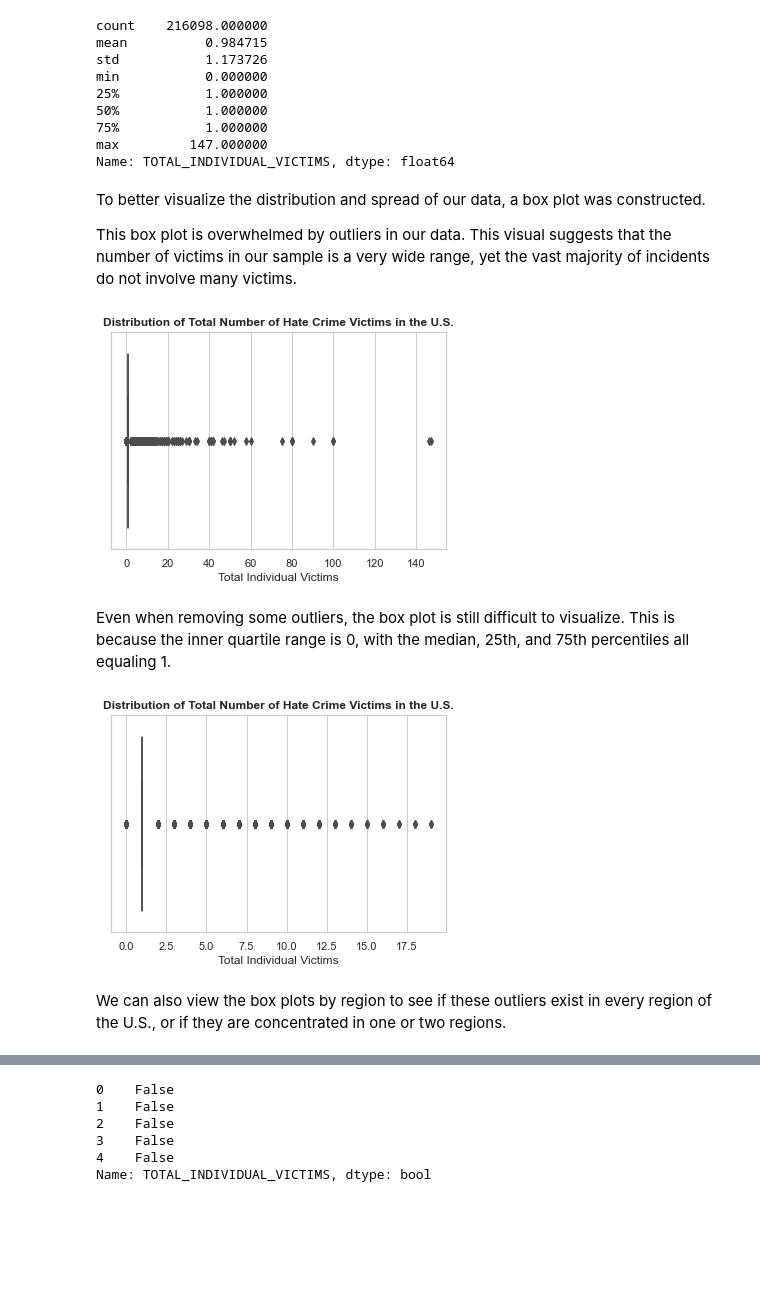
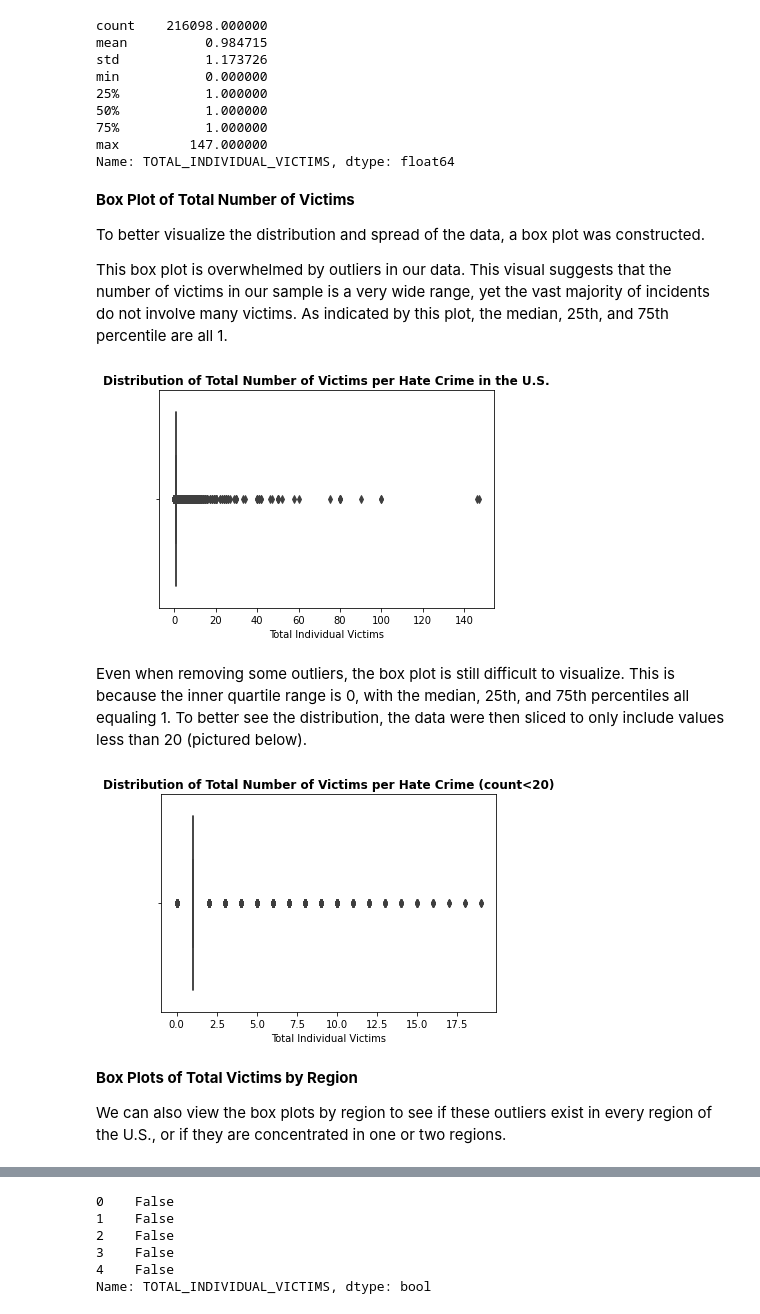
Before and after one commit to artolon/Exploratory_Analysis_Project, a Jupyter notebook: AT_Hate_Crime_Analysis.ipynb, the cells around one changed output, grey strips where cells are left out. Saved outputs shown, nothing was run; the diff lists cells and outputs as text; code cells hidden in the pictures; blank space fills up the shorter version.

```diff
--- a/AT_Hate_Crime_Analysis.ipynb
+++ b/AT_Hate_Crime_Analysis.ipynb
@@ -330,19 +341,23 @@ min           0.000000
 max         147.000000
 Name: TOTAL_INDIVIDUAL_VICTIMS, dtype: float64
 # %% [markdown]
-To better visualize the distribution and spread of our data, a box plot was constructed.
+**Box Plot of Total Number of Victims**
 
-This box plot is overwhelmed by outliers in our data. This visual suggests that the number of victims in our sample is a very wide range, yet the vast majority of incidents do not involve many victims.
+To better visualize the distribution and spread of the data, a box plot was constructed.
+
+This box plot is overwhelmed by outliers in our data. This visual suggests that the number of victims in our sample is a very wide range, yet the vast majority of incidents do not involve many victims. As indicated by this plot, the median, 25th, and 75th percentile are all 1.
 # %%
 # Look at distribution with box plot
 g = sns.boxplot(x=hate_crime_df['TOTAL_INDIVIDUAL_VICTIMS'])
-g.set_title('Distribution of Total Number of Hate Crime Victims in the U.S.', size=12, weight='bold')
+g.set_title('Distribution of Total Number of Victims per Hate Crime in the U.S.', size=12, weight='bold')
 g.set_xlabel('Total Individual Victims')
 plt.show()
+
+#plt.savefig('fullboxplot.jpeg')
 # %% [output]
-[figure, old version]
+[figure, new version]
 # %% [markdown]
-Even when removing some outliers, the box plot is still difficult to visualize. This is because the inner quartile range is 0, with the median, 25th, and 75th percentiles all equaling 1.
+Even when removing some outliers, the box plot is still difficult to visualize. This is because the inner quartile range is 0, with the median, 25th, and 75th percentiles all equaling 1. To better see the distribution, the data were then sliced to only include values less than 20 (pictured below).
 # %%
 # Slice data for victim counts less than 20 to see how this changes the visualization.
 victim_count20 =  hate_crime_df['TOTAL_INDIVIDUAL_VICTIMS']<20
@@ -350,12 +365,14 @@ victim20 = hate_crime_df[victim_count20]
 
 # Plot revised box plot
 g = sns.boxplot(x=victim20['TOTAL_INDIVIDUAL_VICTIMS'])
-g.set_title('Distribution of Total Number of Hate Crime Victims in the U.S.', size=12, weight='bold')
+g.set_title('Distribution of Total Number of Victims per Hate Crime (count<20)', size=12, weight='bold')
 g.set_xlabel('Total Individual Victims')
 plt.show()
 # %% [output]
-[figure, old version]
+[figure, new version]
 # %% [markdown]
+**Box Plots of Total Victims by Region**
+
 We can also view the box plots by region to see if these outliers exist in every region of the U.S., or if they are concentrated in one or two regions.
 # %%
 # See if the distribution changes at all when looking by region
```
Also changed, not shown: parts of 17 cells of this notebook.
